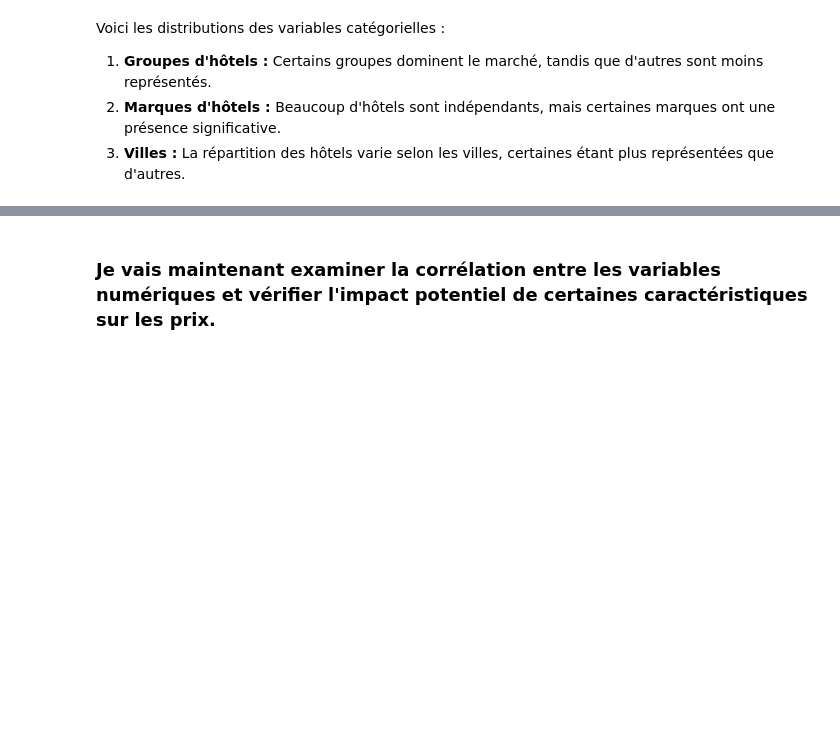
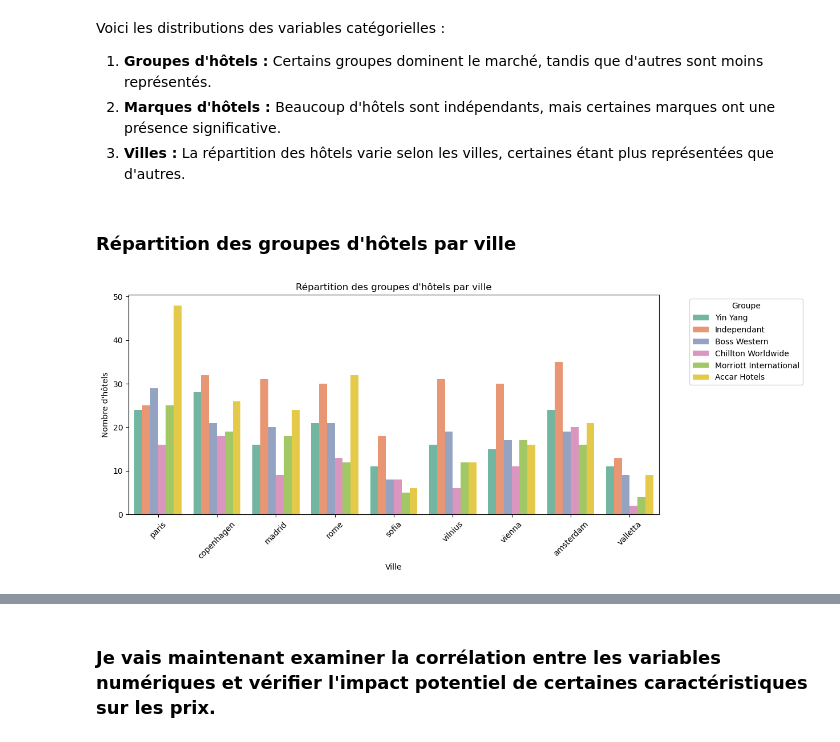
Before and after one commit to Ousmane-BA100/hotel_price_prediction, a Jupyter notebook: Modelisation/preprocess.ipynb, the cells around one changed output, grey strips where cells are left out. Drawn from its saved outputs; the diff is of its cells as text; code cells hidden in the pictures; blank space fills up the shorter version.

```diff
--- a/Modelisation/preprocess.ipynb
+++ b/Modelisation/preprocess.ipynb
@@ -121,3 +121,23 @@ Voici les distributions des variables catégorielles :
 1. **Groupes d'hôtels :** Certains groupes dominent le marché, tandis que d'autres sont moins représentés.
 2. **Marques d'hôtels :** Beaucoup d'hôtels sont indépendants, mais certaines marques ont une présence significative.
 3. **Villes :** La répartition des hôtels varie selon les villes, certaines étant plus représentées que d'autres.
+# %% [markdown]
+### Répartition des groupes d'hôtels par ville
+# %%
+import seaborn as sns
+import matplotlib.pyplot as plt
+
+plt.figure(figsize=(12, 5))
+sns.countplot(data=df_features, x='city', hue='group', palette='Set2')
+
+plt.title("Répartition des groupes d'hôtels par ville")
+plt.xlabel("Ville")
+plt.ylabel("Nombre d'hôtels")
+plt.xticks(rotation=45)
+
+# Déplacer la légende à l'extérieur du graphique
+plt.legend(title="Groupe", bbox_to_anchor=(1.05, 1), loc='upper left')
+
+plt.show()
+# %% [output]
+[figure, added]
```
Also changed, not shown: parts of 21 cells of this notebook, 6 other files.
